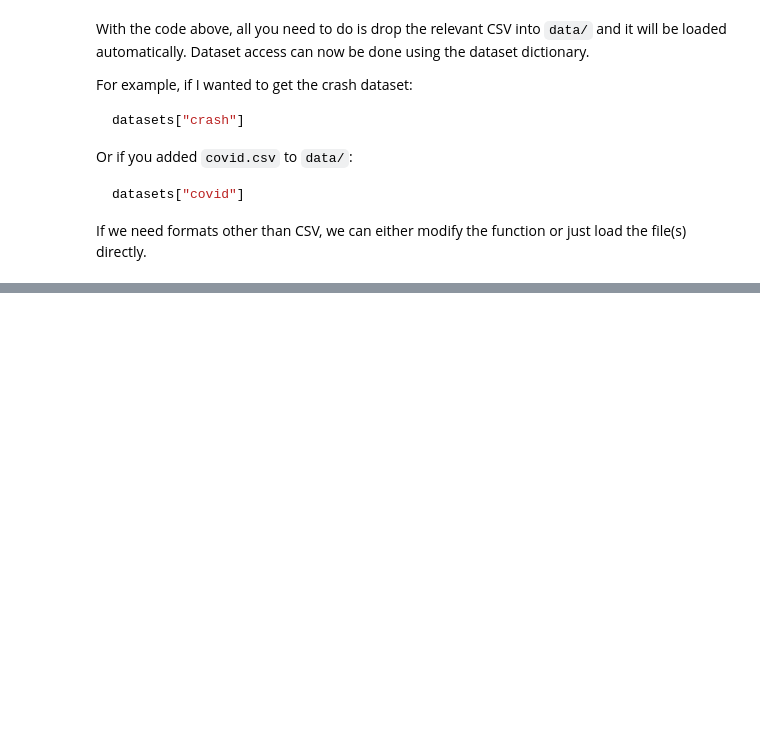
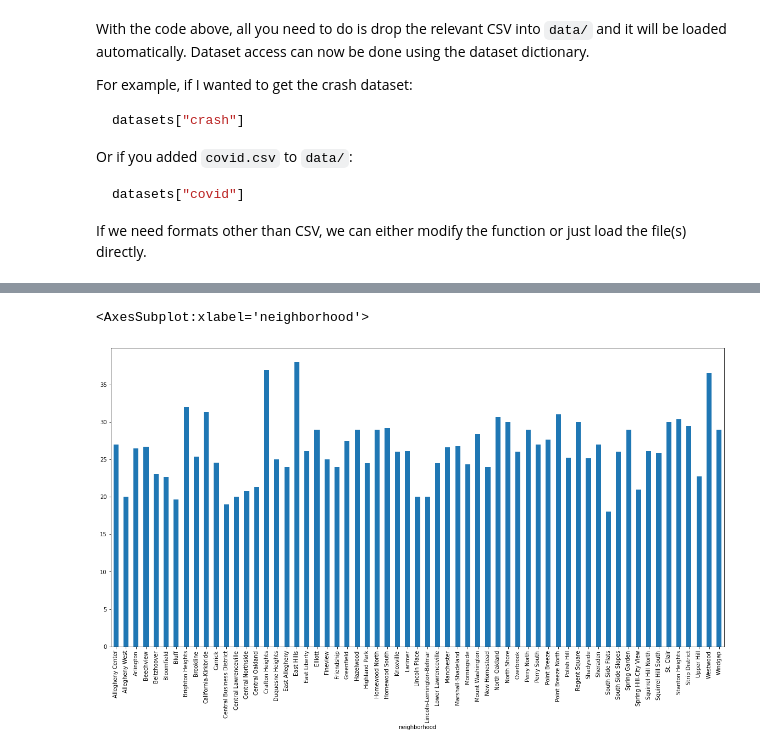
Before and after one commit to aaronjsutton/big-ideas-final, a Jupyter notebook: Traffic-Data.ipynb, the cells around one changed output, grey strips where cells are left out. Cells and saved outputs as stored; diff of their text form; code cells hidden in the pictures; blank space fills up the shorter version.

Commit message:
Add graphs

```diff
--- a/Traffic-Data.ipynb
+++ b/Traffic-Data.ipynb
@@ -43,0 +50,6 @@ If we need formats other than CSV, we can either modify the function or just loa
+# %%
+df = datasets["traffic"]
+(df.groupby(['neighborhood', 'median_speed'], as_index=False).mean().groupby('neighborhood')['median_speed'].mean()).plot.bar(figsize=(20,10))
+# %% [output]
+<AxesSubplot:xlabel='neighborhood'>
+[figure, added]
```
Also changed, not shown: parts of 3 cells of this notebook.
